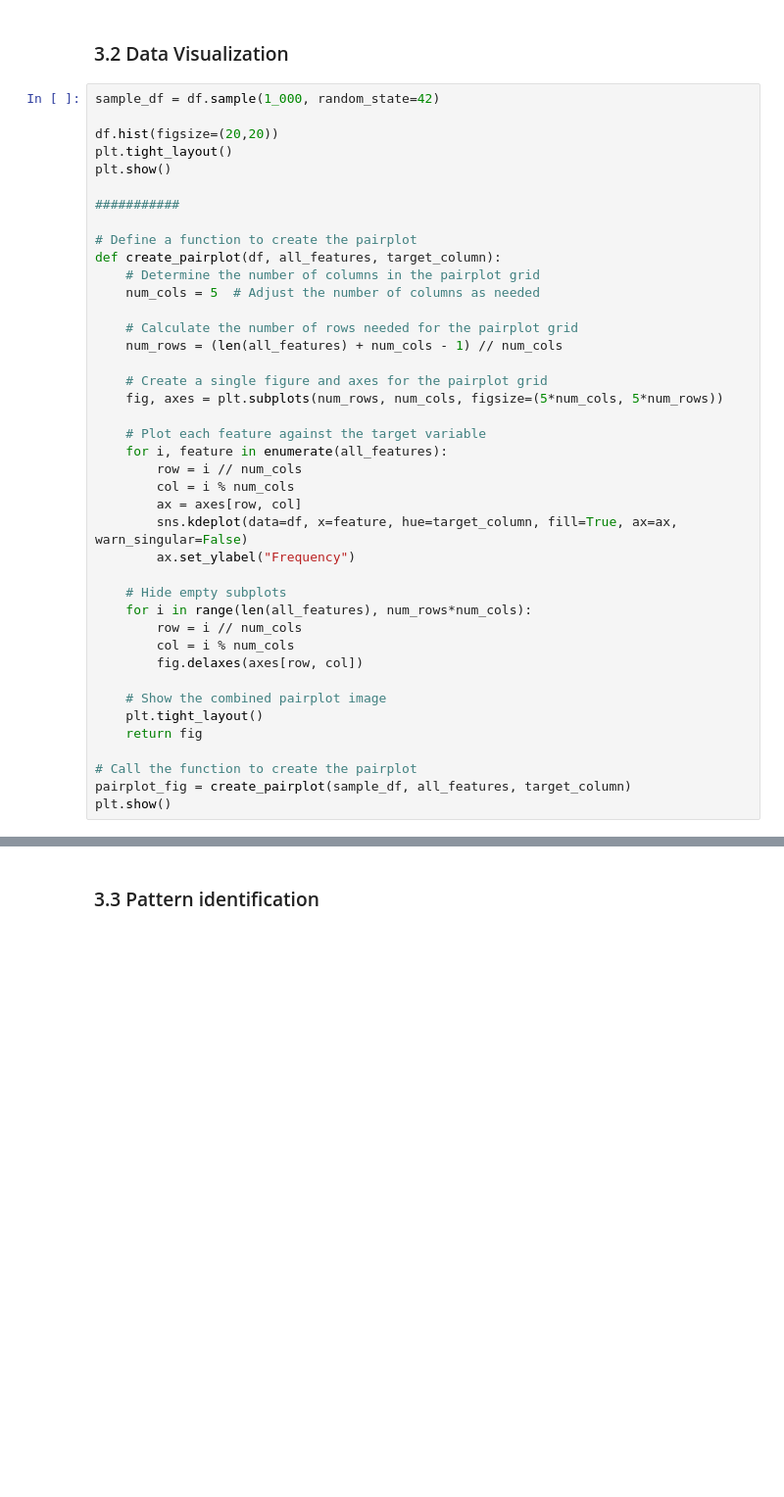
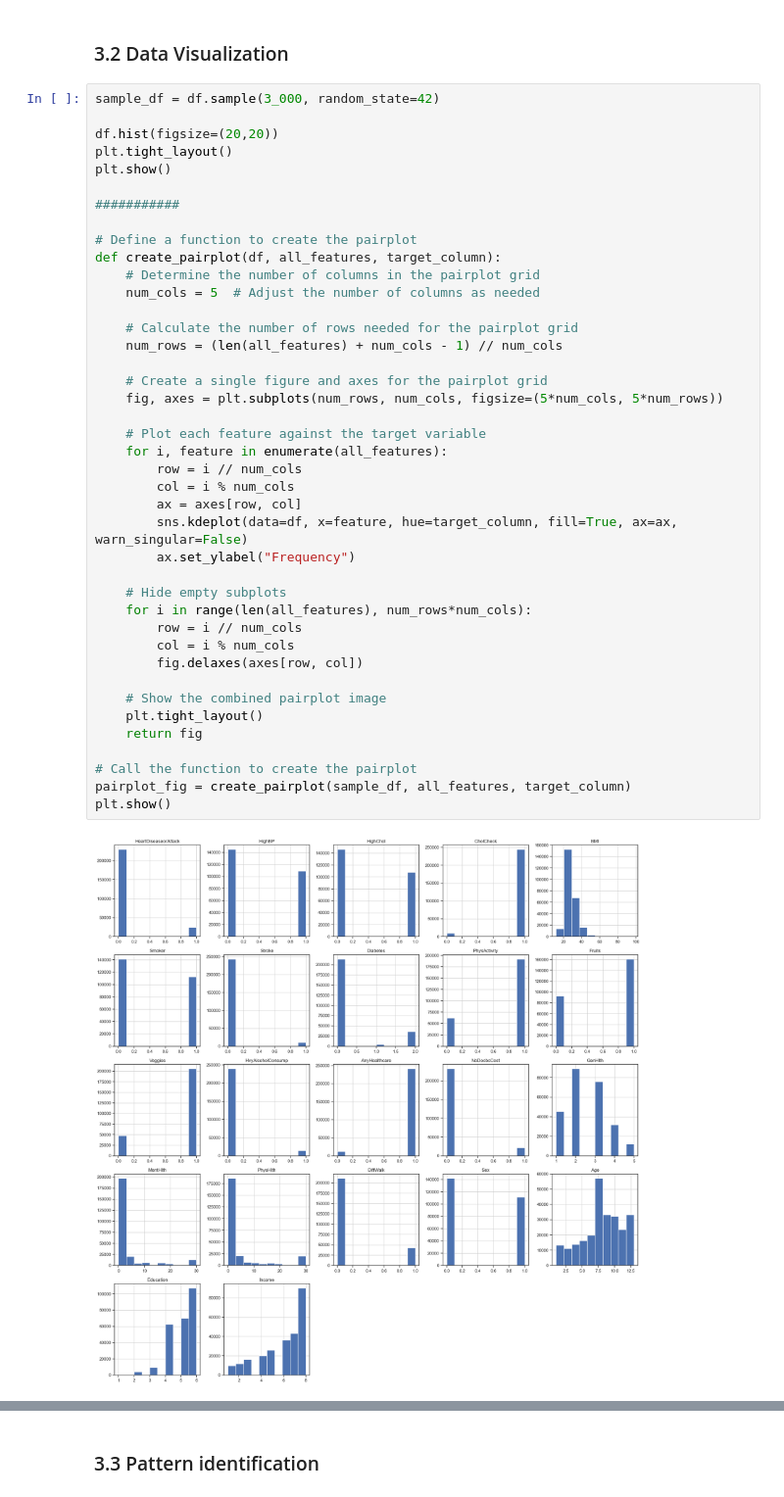
Before and after one commit to kaidalisohaib/AICohortW24, a Jupyter notebook: notebooks/model_training.ipynb, the cells around one changed output, grey strips where cells are left out. Shown at 98% size. Drawn from its saved outputs; the diff is of its cells as text; blank space fills up the shorter version.

```diff
--- a/notebooks/model_training.ipynb
+++ b/notebooks/model_training.ipynb
@@ -108,7 +144,7 @@ print(len(categorical_cols))
 # %% [markdown]
 ### 3.2 Data Visualization
 # %%
-sample_df = df.sample(1_000, random_state=42)
+sample_df = df.sample(3_000, random_state=42)
 
 df.hist(figsize=(20,20))
 plt.tight_layout()
@@ -121,30 +157,32 @@ def create_pairplot(df, all_features, target_column):
     # Determine the number of columns in the pairplot grid
     num_cols = 5  # Adjust the number of columns as needed
 
     # Calculate the number of rows needed for the pairplot grid
     num_rows = (len(all_features) + num_cols - 1) // num_cols
 
     # Create a single figure and axes for the pairplot grid
     fig, axes = plt.subplots(num_rows, num_cols, figsize=(5*num_cols, 5*num_rows))
 
     # Plot each feature against the target variable
     for i, feature in enumerate(all_features):
         row = i // num_cols
         col = i % num_cols
         ax = axes[row, col]
         sns.kdeplot(data=df, x=feature, hue=target_column, fill=True, ax=ax, warn_singular=False)
         ax.set_ylabel("Frequency")
 
     # Hide empty subplots
     for i in range(len(all_features), num_rows*num_cols):
         row = i // num_cols
         col = i % num_cols
         fig.delaxes(axes[row, col])
 
     # Show the combined pairplot image
     plt.tight_layout()
     return fig
 
 # Call the function to create the pairplot
 pairplot_fig = create_pairplot(sample_df, all_features, target_column)
 plt.show()
+# %% [output]
+[figure, added]
```
Also changed, not shown: parts of 17 cells of this notebook, 10 other files.
